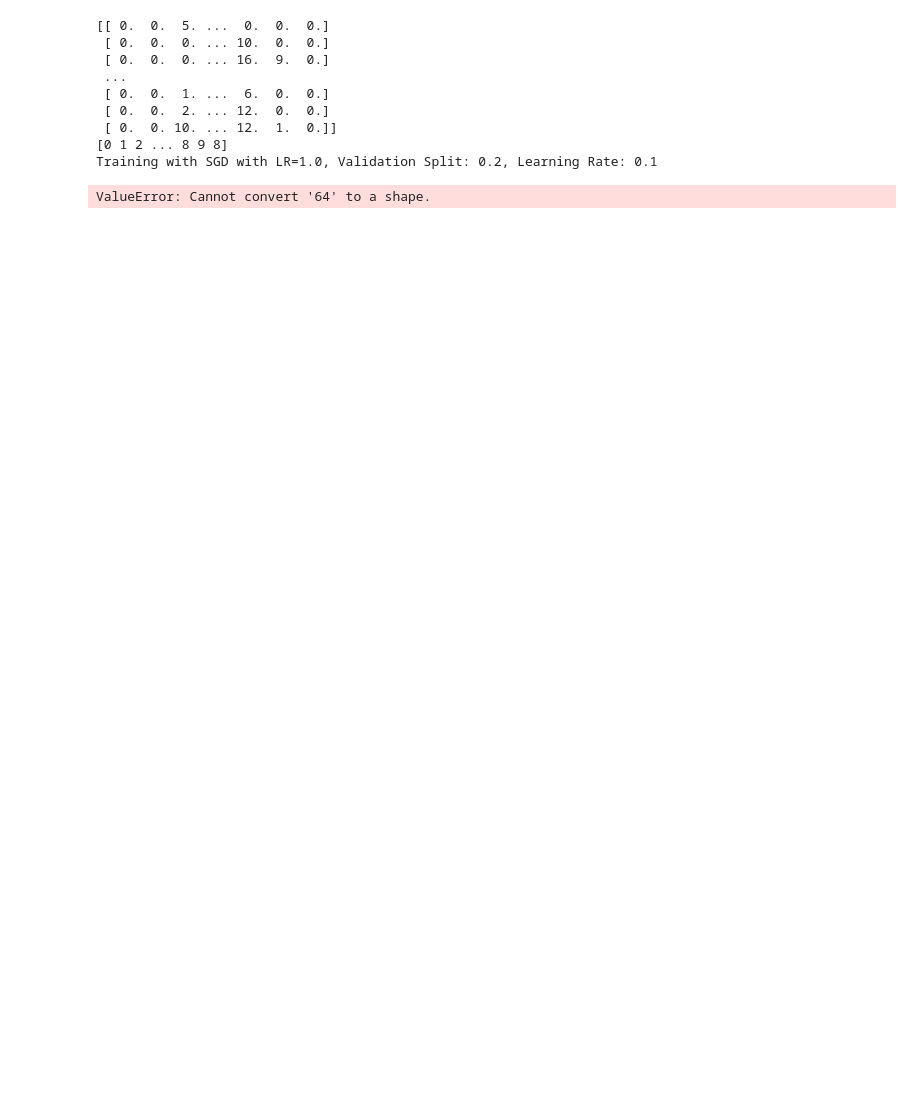
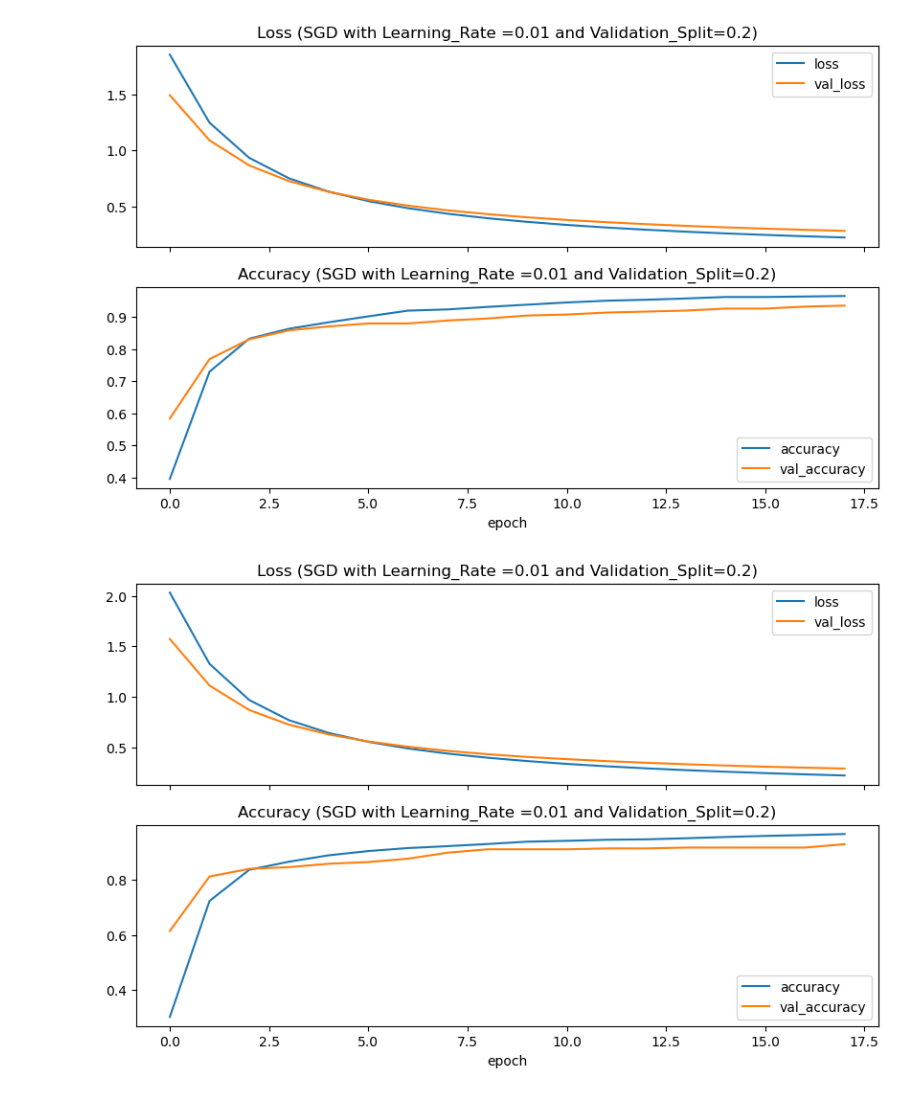
Before and after one commit to onetrueheisenberg/cis-583-personal-work, a Jupyter notebook: HW2/HW2_code_Sundar.ipynb, the cells around one changed output. Cells and saved outputs as stored; diff of their text form; code cells hidden in the pictures; blank space fills up the shorter version.

```diff
--- a/HW2/HW2_code_Sundar.ipynb
+++ b/HW2/HW2_code_Sundar.ipynb
@@ -6,8 +6,11 @@ from tensorflow.keras.layers import Dense
 from tensorflow.keras.utils import to_categorical
 from tensorflow.keras import optimizers
 from tensorflow.keras import Input
+from tensorflow.keras.callbacks import TensorBoard
 
 import matplotlib.pyplot as plt
+
+import datetime
 
 import numpy as np
 import pandas as pd
@@ -18,59 +21,46 @@ from sklearn.preprocessing import StandardScaler
 
 
 digits = load_digits()
-print(digits.data)
-print(digits.target)
 data = np.asarray(digits.data, dtype='float32')
 target = np.asarray(digits.target, dtype='float32')
 X_train, X_test, y_train, y_test = train_test_split(data, target, test_size=0.1, random_state=42)
 
 scaler = StandardScaler()
 X_train = scaler.fit_transform(X_train)
 X_test = scaler.transform(X_test)
 Y_train = to_categorical(y_train)
 Y_test = to_categorical(y_test)
 
 input_dim = X_train.shape[1]
-print(input_dim)
 hidden_dim = 100
 output_dim = Y_train.shape[1]
 
+timestamp = datetime.datetime.now().strftime("%Y%m%d-%H%M%S")
+log_dir = f"tensorboard_logs/{timestamp}"
+tensorboard_callback = TensorBoard(log_dir=log_dir, histogram_freq=1)
+
 def build_model(optimizer):
-    # model = Sequential()
-    # model.add(Dense(hidden_dim, input_dim=input_dim, activation="tanh"))
-    # model.add(Dense(hidden_dim, activation="tanh"))
-    # model.compile(optimizer=optimizer, loss='categorical_crossentropy', metrics=['accuracy'])
     model = Sequential()
-    model.add(Dense(100, Input(input_dim), activation="tanh"))
+    model.add(Input(shape=(input_dim,)))
+    model.add(Dense(100, activation="tanh"))
     model.add(Dense(100, activation="tanh"))
     model.add(Dense(10, activation="softmax"))
     model.compile(optimizer=optimizer, loss="categorical_crossentropy", metrics=["accuracy"])
     return model
 
 def train_and_plot(optimizer, lr, vs, title):
-    print(f"Training with {title}, Validation Split: {vs}, Learning Rate: {lr}")
     model = build_model(optimizer)
-    history = model.fit(X_train, Y_train, validation_split=vs, epochs=15, batch_size=32, verbose=0)
+    history = model.fit(X_train, Y_train, validation_split=vs, epochs=18, batch_size=32, verbose=0, callbacks=[tensorboard_callback])
     history_df = pd.DataFrame(history.history)
     history_df["epoch"] = history.epoch
     fig, (ax0, ax1) = plt.subplots(nrows=2, sharex=True, figsize=(10, 6))
     history_df.plot(x="epoch", y=["loss", "val_loss"], ax=ax0, title=f"Loss ({title})")
     history_df.plot(x="epoch", y=["accuracy", "val_accuracy"], ax=ax1, title=f"Accuracy ({title})")
     plt.show()
 
-# for lr in [0.01, 0.001, 1.0]:
-#     for vs in [0.1, 0.2]:
-train_and_plot(optimizers.SGD(learning_rate=0.1), 0.1, 0.2, f"SGD with LR={lr}")
-
-# train_and_plot(optimizers.Adam(), "default", 0.2, "Adam Optimizer")
+for learninig_rate in [0.01, 0.001, 1.0]:
+    for validation_split in [0.1, 0.2]:
+        train_and_plot(optimizers.SGD(learning_rate=learninig_rate), learninig_rate, vs, f"SGD with Learning_Rate ={learninig_rate} and Validation_Split={vs}")
 # %% [output]
-[[ 0.  0.  5. ...  0.  0.  0.]
- [ 0.  0.  0. ... 10.  0.  0.]
- [ 0.  0.  0. ... 16.  9.  0.]
- ...
- [ 0.  0.  1. ...  6.  0.  0.]
- [ 0.  0.  2. ... 12.  0.  0.]
- [ 0.  0. 10. ... 12.  1.  0.]]
-[0 1 2 ... 8 9 8]
-Training with SGD with LR=1.0, Validation Split: 0.2, Learning Rate: 0.1
-ValueError: Cannot convert '64' to a shape.
+[figure, added]
+[figure, added]
```
Also changed, not shown: parts of 3 cells of this notebook, 3 other files.
